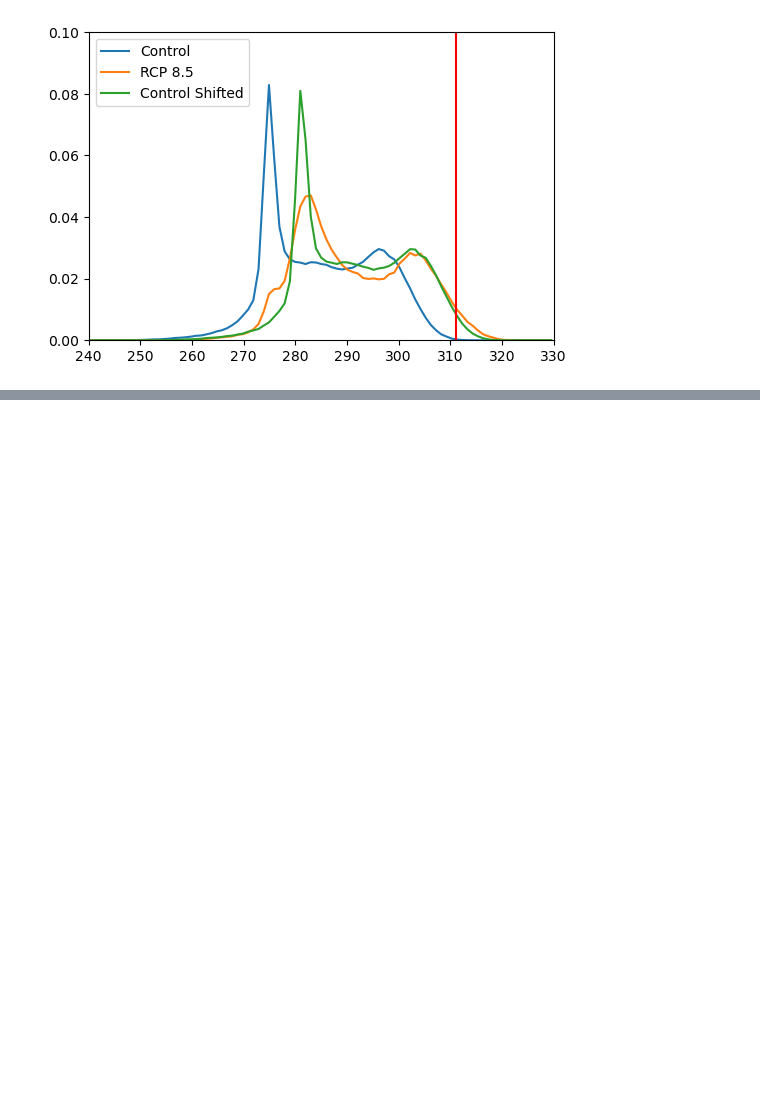
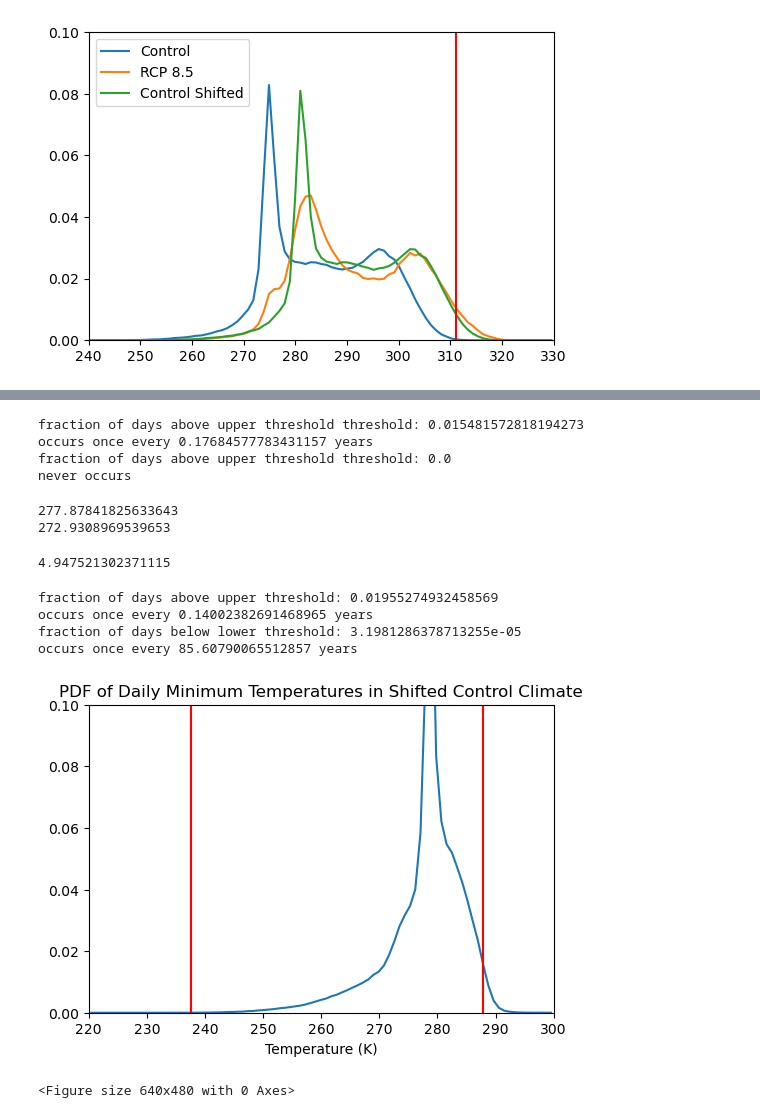
Before and after one commit to milesepstein13/extreme-events, a Jupyter notebook: data_manipulation.md.ipynb, the cells around one changed output, grey strips where cells are left out. Drawn from its saved outputs; the diff is of its cells as text; code cells hidden in the pictures; blank space fills up the shorter version.

```diff
--- a/data_manipulation.md.ipynb
+++ b/data_manipulation.md.ipynb
@@ -192,0 +312,4 @@ plt.show()
+# %%
+# mean in historical climate
+tmin_control_average = ctrl_min.TREFHTMN.mean()
+tmin_control_average
@@ -192,0 +364,69 @@ plt.show()
+# %%
+# frequency of extreme temperature in this modelled climate
+frac = len(rcp_min.TREFHTMN[rcp_min.TREFHTMN>tmin_upper_threshold])/len(rcp_min.TREFHTMN)
+print("fraction of days above upper threshold threshold: " + str(frac))
+years = 1/365.25/frac
+print("occurs once every " + str(years) + " years")
+# frequency of extreme temperature in this modelled climate
+frac = len(rcp_min.TREFHTMN[rcp_min.TREFHTMN<tmin_lower_threshold])/len(rcp_min.TREFHTMN)
+print("fraction of days above below lower threshold: " + str(frac))
+if frac > 0:
+    years = 1/365.25/frac
+    print("occurs once every " + str(years) + " years")
+else:
+    print('never occurs')
+# %% [output]
+fraction of days above upper threshold threshold: 0.015481572818194273
+occurs once every 0.17684577783431157 years
+fraction of days above upper threshold threshold: 0.0
+never occurs
+# %%
+# what about if the max temp distribution hadn't changed, just shifted?
+tmin_rcp_average = rcp_min.TREFHTMN.mean()
+shift = tmin_rcp_average - tmin_control_average
+print(tmin_rcp_average)
+print(tmin_control_average)
+shift
+# %% [output]
+277.87841825633643
+272.9308969539653
+4.947521302371115
+# %%
+# just shift temps from control
+tmin_control_shifted = ctrl_min.TREFHTMN + shift
+
+# see frequency above threshold
+frac = len(tmin_control_shifted[tmin_control_shifted>tmin_upper_threshold])/len(tmin_control_shifted)
+print("fraction of days above upper threshold: " + str(frac))
+years = 1/365.25/frac
+print("occurs once every " + str(years) + " years")
+
+# see frequency above threshold
+frac = len(tmin_control_shifted[tmin_control_shifted<tmin_lower_threshold])/len(tmin_control_shifted)
+print("fraction of days below lower threshold: " + str(frac))
+years = 1/365.25/frac
+print("occurs once every " + str(years) + " years")
+# %% [output]
+fraction of days above upper threshold: 0.01955274932458569
+occurs once every 0.14002382691468965 years
+fraction of days below lower threshold: 3.1981286378713255e-05
+occurs once every 85.60790065512857 years
+# %%
+# plot temperature distribution in shifted control climate
+bins = np.linspace(220, 300, 90)
+histogram, bins = np.histogram(tmin_control_shifted, bins=bins, density=True)
+bin_centers = 0.5*(bins[1:] + bins[:-1])
+pdf = stats.norm.pdf(bin_centers)
+plt.figure(figsize=(6, 4))
+plt.plot(bin_centers, histogram, label="Histogram of samples")
+plt.axvline(x = tmin_upper_threshold, color = 'r')
+plt.axvline(x = tmin_lower_threshold, color = 'r')
+plt.title("PDF of Daily Minimum Temperatures in Shifted Control Climate")
+plt.xlabel("Temperature (K)")
+plt.xlim([220, 300])
+plt.ylim([0, .1])
+plt.show()
+plt.clf()
+# %% [output]
+[figure, added]
+<Figure size 640x480 with 0 Axes>
```
Also changed, not shown: parts of 28 cells of this notebook, 1 other file.
